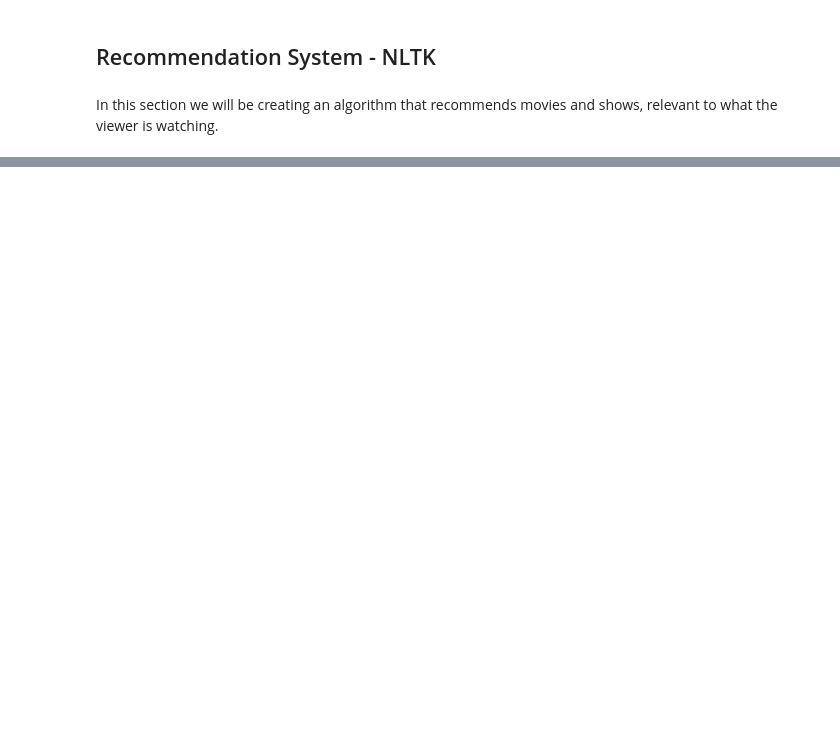
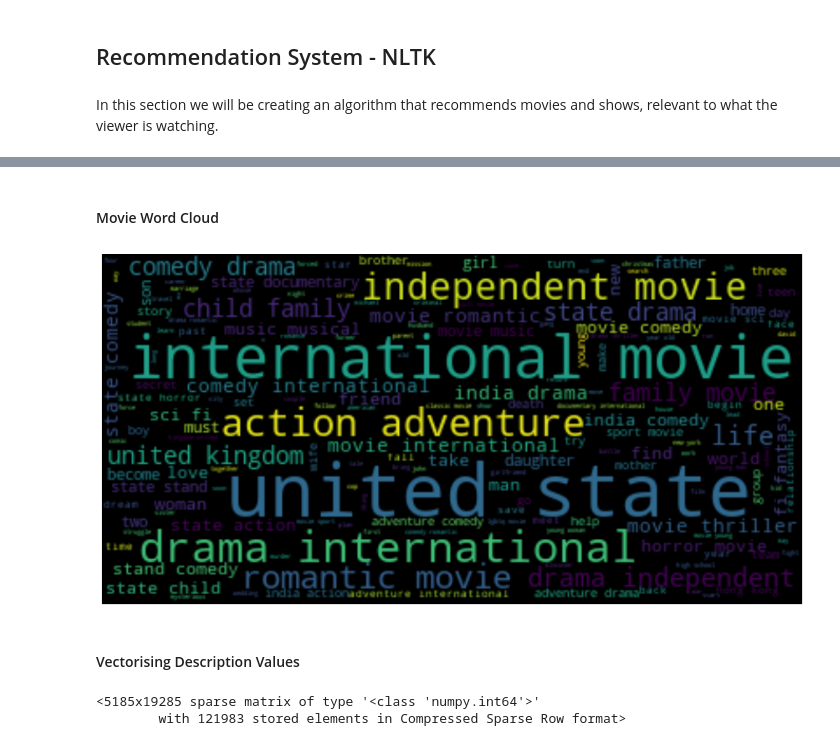
Before and after one commit to SunpreetSChahal/Netflix_EDA-ML, a Jupyter notebook: Netflix Data - EDA and ML Practice.ipynb, the cells around one changed output, grey strips where cells are left out. Drawn from its saved outputs; the diff is of its cells as text; code cells hidden in the pictures; blank space fills up the shorter version.

```diff
--- a/Netflix Data - EDA and ML Practice.ipynb
+++ b/Netflix Data - EDA and ML Practice.ipynb
@@ -631,0 +674,8 @@ movies_rec = movies[['title','director','country','listed_in', 'description']]
+# %%
+# Splitting up every movie's description, into one long string, seperated by; ""
+unique_feats = [] # Unique features
+
+for i in range(movies_rec.shape[0]): # This loop will allow us to get all of the unique descriptions out, instead of tokenizing it
+    unique_feats.append(" ".join(list(movies_rec.iloc[i].values)))
+
+unique_feats
@@ -631,0 +728,11 @@ movies_rec = movies[['title','director','country','listed_in', 'description']]
+# %%
+lem=nltk.WordNetLemmatizer()
+corpus=[]
+
+for i in range(len(unique_feats)):
+    review=re.sub('[^a-zA-Z]',' ',unique_feats[i])
+    review=review.lower()
+    review=review.split()
+    review=[lem.lemmatize(w) for w in review if w not in set(stopwords.words('english'))]
+    review=' '.join(review)
+    corpus.append(review)
@@ -631,0 +742,3 @@ movies_rec = movies[['title','director','country','listed_in', 'description']]
+# %%
+movies_rec['Uni_Features'] = corpus
+movies_rec.tail()
@@ -631,0 +757,33 @@ movies_rec = movies[['title','director','country','listed_in', 'description']]
+# %% [markdown]
+#### Movie Word Cloud
+# %%
+mov_description = movies_rec['Uni_Features'].str.cat(sep=' ')
+# %%
+# Plotting wordcloud
+text = mov_description # Put string into a variable
+plt.figure(figsize=[15,10]) # Set figure size
+ax = plt.gca() # Calling 'gca()' - allowing us to change the background of the graph
+ax.set_facecolor('grey')
+
+# Create and generate a word cloud image:
+wordcloud = WordCloud().generate(text) # Call WordCloud() to generate an image to plot string
+
+# Display the generated image:
+plt.imshow(wordcloud, interpolation='bilinear',) # Using matplotlib library to present word cloud
+
+# Edit end word cloud plot
+wordcloud = WordCloud(max_font_size=100).generate(text) # Setting max font size
+plt.axis("off") # Removes axes and any grid lines, withod the words may get blocked - ruins general viz quality
+plt.show()
+# %% [output]
+[figure, added]
+# %% [markdown]
+#### Vectorising Description Values
+# %%
+# Vectorizing the values in the description columns to get consine similarity
+cv = CountVectorizer()
+cv_mov_desc = cv.fit_transform(movies_rec['Uni_Features'])
+cv_mov_desc
+# %% [output]
+<5185x19285 sparse matrix of type '<class 'numpy.int64'>'
+        with 121983 stored elements in Compressed Sparse Row format>
```
Also changed, not shown: parts of 24 cells of this notebook.
